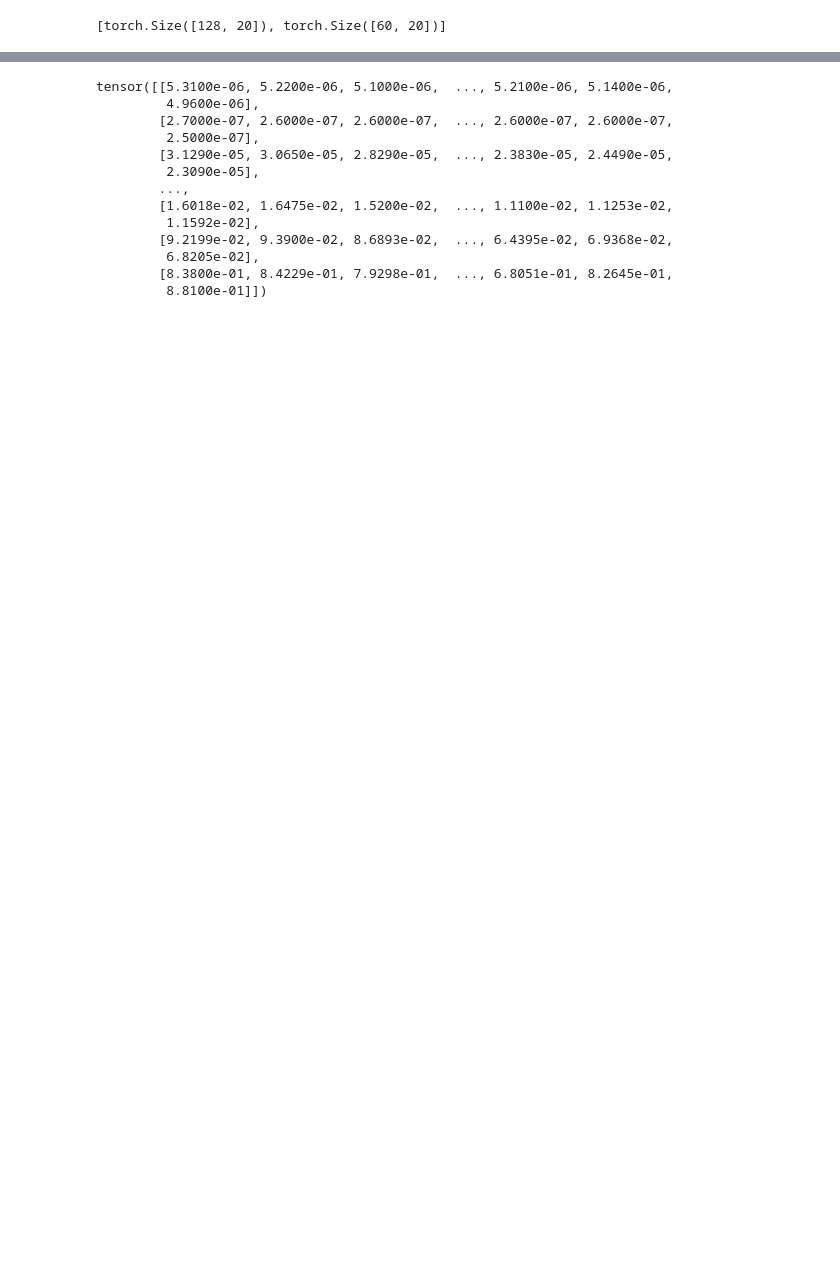
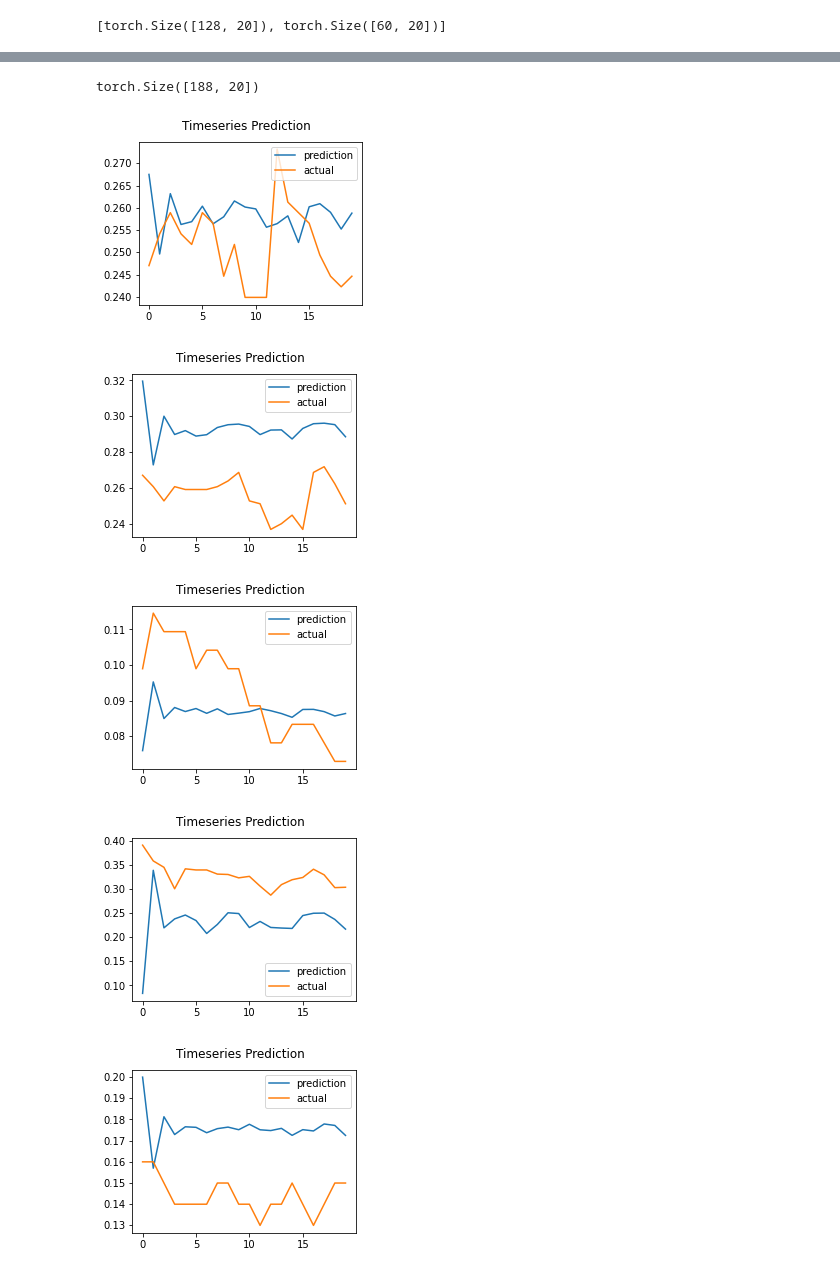
Before and after one commit to ai-practice-course/course-material, a Jupyter notebook: notebooks/PyTorchForecasting-DeepAR.ipynb, the cells around one changed output, grey strips where cells are left out. Cells and saved outputs as stored; diff of their text form; code cells hidden in the pictures; blank space fills up the shorter version.

```diff
--- a/notebooks/PyTorchForecasting-DeepAR.ipynb
+++ b/notebooks/PyTorchForecasting-DeepAR.ipynb
@@ -274,3 +344,11 @@ suggested learning rate: 0.00022387211385683402
+# %%
+net = DeepAR.from_dataset(
+    training,
+    learning_rate = 9e-03,
+    hidden_size = 200,
+    rnn_layers = 4,
+   loss = MultivariateNormalDistributionLoss()
+)
 # %%
 early_stop_callback = EarlyStopping(monitor="val_loss", min_delta=1e-4, patience=10, verbose=True, mode="min")
 lr_logger = LearningRateMonitor()
@@ -334,4 +412,4 @@ val_dataloader = validation.to_dataloader(
     train=False, batch_size=batch_size, num_workers=0
 )
 # %%
-raw_predictions, x = net.predict(val_dataloader, mode="raw", return_x=True, n_samples=100)
+raw_predictions, x = net.predict(val_dataloader, return_x=True, n_samples=100)
@@ -349,16 +420,18 @@ torch.Size([188, 20, 100])
-# %%
-x['encoder_target']
-# %% [output]
-tensor([[5.3100e-06, 5.2200e-06, 5.1000e-06,  ..., 5.2100e-06, 5.1400e-06,
-         4.9600e-06],
-        [2.7000e-07, 2.6000e-07, 2.6000e-07,  ..., 2.6000e-07, 2.6000e-07,
-         2.5000e-07],
-        [3.1290e-05, 3.0650e-05, 2.8290e-05,  ..., 2.3830e-05, 2.4490e-05,
-         2.3090e-05],
-        ...,
-        [1.6018e-02, 1.6475e-02, 1.5200e-02,  ..., 1.1100e-02, 1.1253e-02,
-         1.1592e-02],
-        [9.2199e-02, 9.3900e-02, 8.6893e-02,  ..., 6.4395e-02, 6.9368e-02,
-         6.8205e-02],
-        [8.3800e-01, 8.4229e-01, 7.9298e-01,  ..., 6.8051e-01, 8.2645e-01,
-         8.8100e-01]])
+# %%
+actuals.shape
+# %% [output]
+torch.Size([188, 20])
+# %%
+for i in np.arange(40, 50):
+    plt.figure(figsize=(4, 3))
+    plt.plot(raw_predictions[i], label='prediction')
+    plt.plot(actuals[i], label='actual')
+    plt.suptitle('Timeseries Prediction')
+    plt.legend()
+    plt.show()
+# %% [output]
+[figure, added]
+[figure, added]
+[figure, added]
+[figure, added]
+[figure, added]
```
Also changed, not shown: parts of 29 cells of this notebook, 1 other file.
